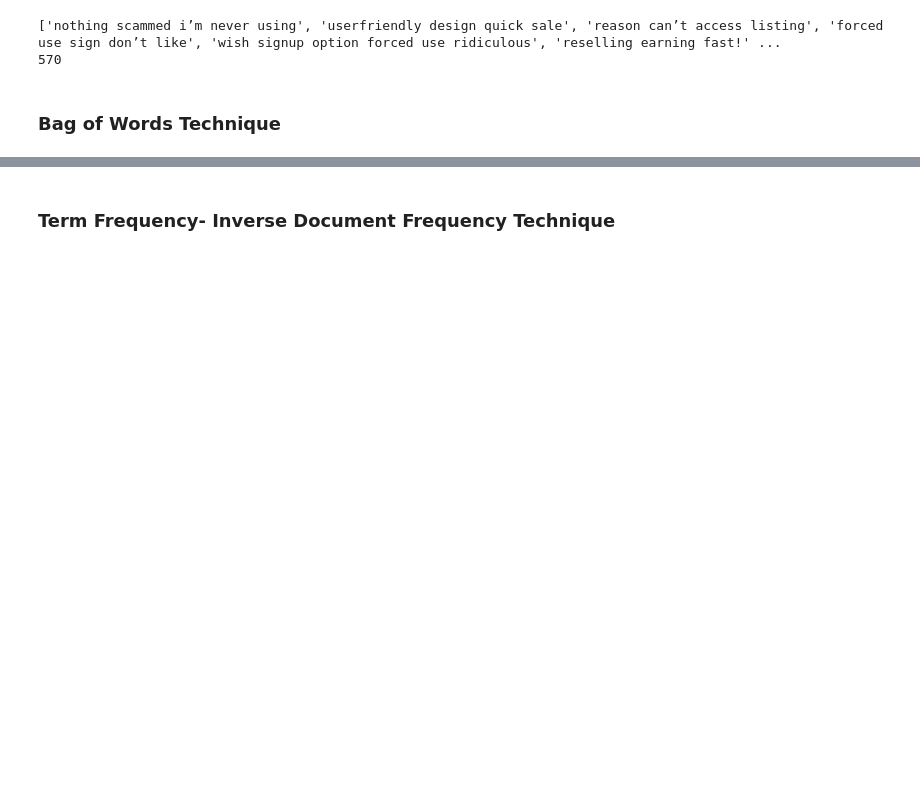
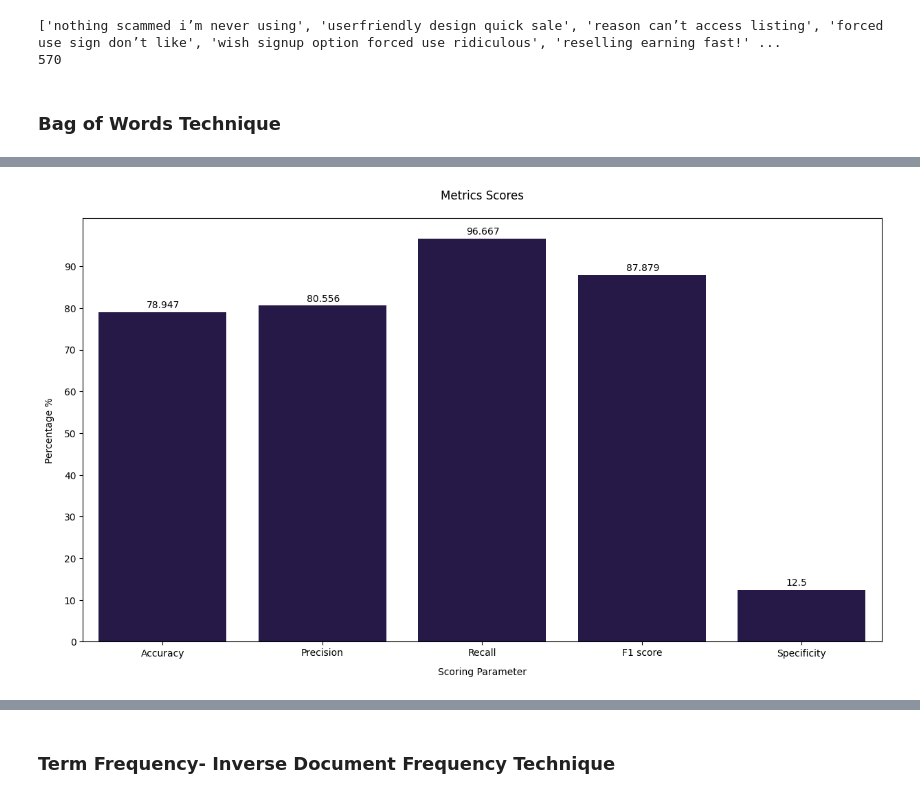
Before and after one commit to shamss778/Sentiment-Analysis-On-Dabchy-Reviews, a Jupyter notebook: data_labeling.ipynb, the cells around one changed output, grey strips where cells are left out. Cells and saved outputs as stored; diff of their text form; code cells hidden in the pictures; blank space fills up the shorter version.

```diff
--- a/data_labeling.ipynb
+++ b/data_labeling.ipynb
@@ -264,0 +304,19 @@ print(len(corpus))
+# %%
+def metrics_score(cm):
+    total=sum(sum(cm))
+    accuracy=(cm[0,0]+cm[1,1])/total
+    precision = cm[1,1]/(cm[0,1]+cm[1,1])
+    sensitivity = cm[1,1]/(cm[1,0]+cm[1,1])
+    f1 = 2 * (precision * sensitivity) / (precision + sensitivity)
+    specificity = cm[0,0]/(cm[0,1]+cm[0,0])
+    values=[np.round(accuracy*100,3),np.round(precision*100,3),np.round(sensitivity*100,3),np.round(f1*100,3),np.round(specificity*100,3)]
+    plt.figure(figsize=(15,8))
+    sns.set_palette('magma')
+    ax=sns.barplot(x=['Accuracy','Precision','Recall','F1 score','Specificity'],y=values)
+    plt.yticks(np.arange(0,100,10))
+    plt.ylabel('Percentage %',labelpad=10)
+    plt.xlabel('Scoring Parameter',labelpad=10)
+    plt.title('Metrics Scores',pad=20)
+    for p in ax.patches:
+        ax.annotate(str(p.get_height()), (p.get_x(), p.get_height()),xytext=(p.get_x()+0.3,p.get_height()+1.02))
+    plt.show()
@@ -288,0 +365,4 @@ acc
+# %%
+metrics_score(cm1)
+# %% [output]
+[figure, added]
```
Also changed, not shown: parts of 39 cells of this notebook.
